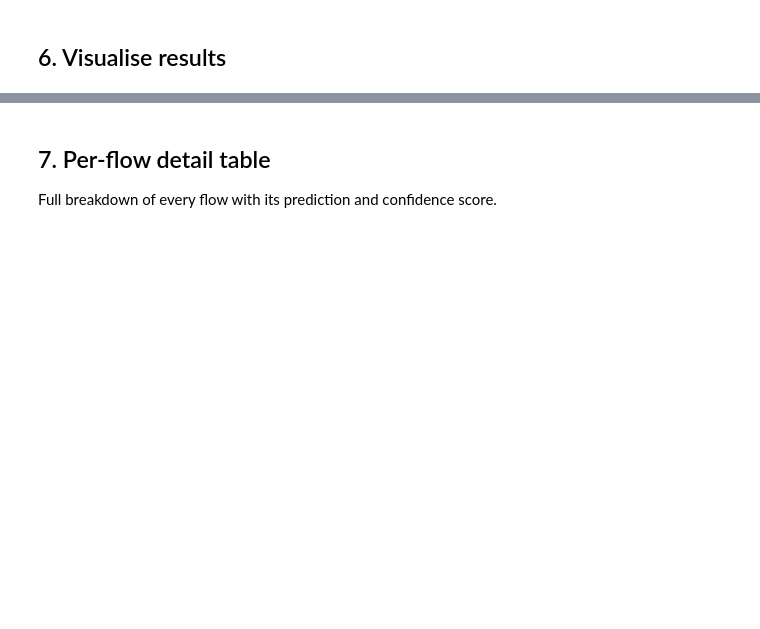
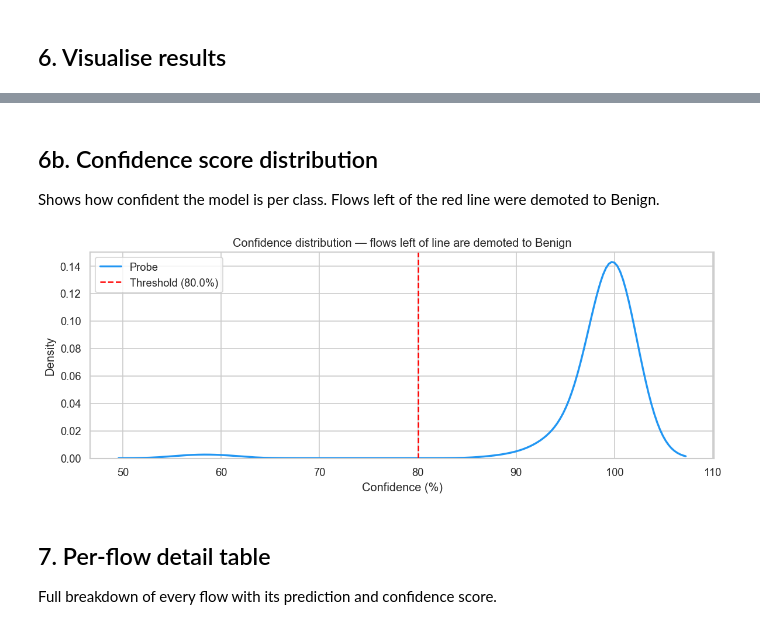
Before and after one commit to manan75/NetworkAnomaly-Detection, a Jupyter notebook: 05_inference_pipeline.ipynb, the cells around one changed output, grey strips where cells are left out. Saved outputs shown, nothing was run; the diff lists cells and outputs as text; code cells hidden in the pictures; blank space fills up the shorter version.

```diff
--- a/05_inference_pipeline.ipynb
+++ b/05_inference_pipeline.ipynb
@@ -30,6 +30,8 @@ from utils.feature_engineering import (
     preprocess_packets,
     extract_flow_features,
     FEATURE_COLS,
+    MIN_PACKETS_PER_FLOW,
+    CONFIDENCE_THRESHOLD,
 )
 
 warnings.filterwarnings('ignore')
@@ -40,8 +42,10 @@ MODELS_DIR = Path('models')
 
 # ─────────────────────────────────────────────────────────────────
 # ↓ SET THIS to your Wireshark CSV export path
-CAPTURE_CSV = Path('your_capture.csv')
+CAPTURE_CSV = Path('captures/attack1.csv')
 # ─────────────────────────────────────────────────────────────────
 
 print('Inference pipeline ready.')
-print(f'Capture file: {CAPTURE_CSV}')
+print(f'Capture file        : {CAPTURE_CSV}')
+print(f'Min packets/flow    : {MIN_PACKETS_PER_FLOW}')
+print(f'Confidence threshold: {CONFIDENCE_THRESHOLD}%')
@@ -228,3 +315,28 @@ print(f'Chart saved as: analysis_{CAPTURE_CSV.stem}.png')
+# %% [markdown]
+## 6b. Confidence score distribution
+
+Shows how confident the model is per class. Flows left of the red line were demoted to Benign.
+# %%
+COLOR_MAP = {
+    'Benign':'#4CAF50','Flood':'#F44336','Malware':'#9C27B0',
+    'Brute_Force':'#FF9800','Exploit':'#F50057','Probe':'#2196F3',
+}
+
+fig, ax = plt.subplots(figsize=(10, 4))
+for label, grp in results.groupby('raw_prediction'):
+    if len(grp) > 1:
+        import seaborn as sns
+        sns.kdeplot(grp['confidence'], ax=ax, label=label, fill=False,
+                    linewidth=2, color=COLOR_MAP.get(label, '#607D8B'))
+ax.axvline(CONFIDENCE_THRESHOLD, color='red', linestyle='--', linewidth=1.5,
+           label=f'Threshold ({CONFIDENCE_THRESHOLD}%)')
+ax.set_title('Confidence distribution — flows left of line are demoted to Benign')
+ax.set_xlabel('Confidence (%)'); ax.set_ylabel('Density'); ax.legend()
+plt.tight_layout()
+plt.savefig(f'confidence_{CAPTURE_CSV.stem}.png', dpi=150)
+plt.show()
+# %% [output]
+[figure, added]
 # %% [markdown]
 ## 7. Per-flow detail table
 
```
Also changed, not shown: parts of 9 cells of this notebook, 33 other files.
